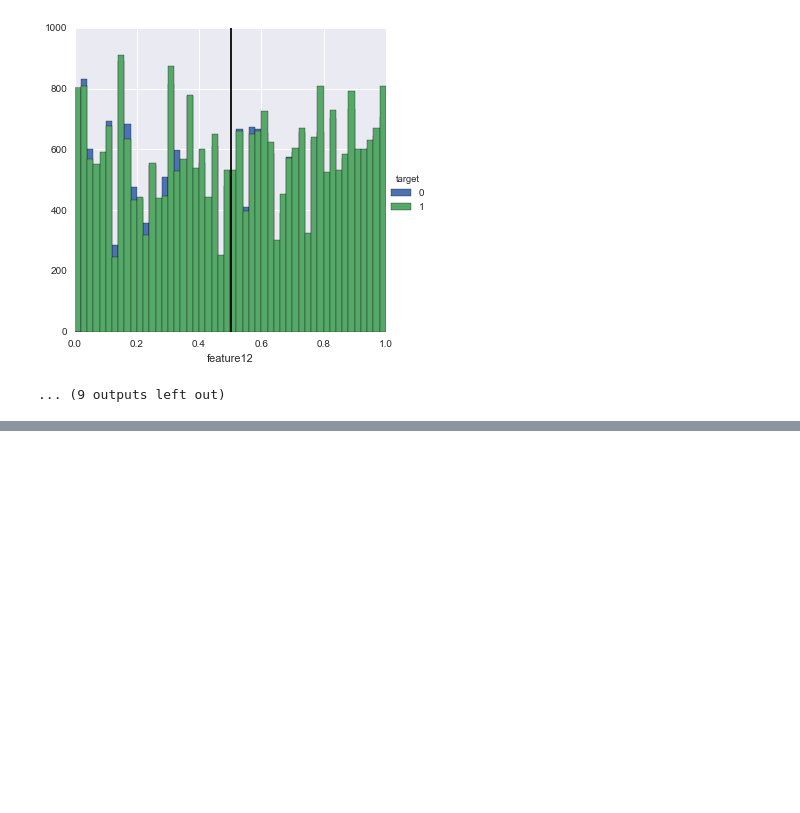
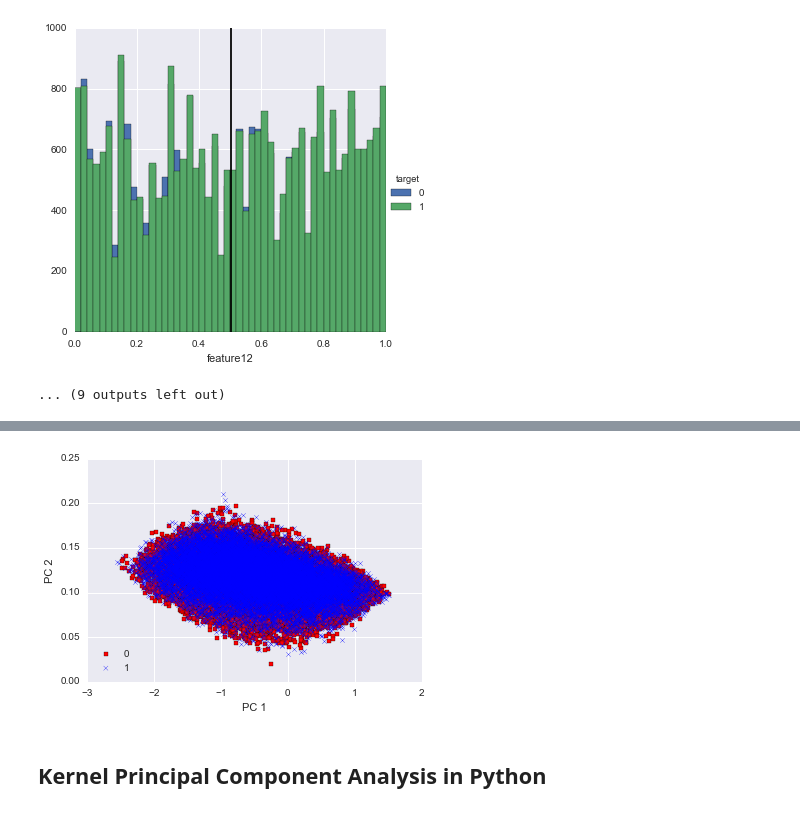
Before and after one commit to numb3r33/numer.ai, a Jupyter notebook: notebooks/Numer.ai - Round-4 - Exploratory Data Analysis.ipynb, the cells around one changed output, grey strips where cells are left out. Saved outputs shown, nothing was run; the diff lists cells and outputs as text; code cells hidden in the pictures; blank space fills up the shorter version.

Commit message:
Kernal PCA and exploratory data analysis

```diff
--- a/notebooks/Numer.ai - Round-4 - Exploratory Data Analysis.ipynb
+++ b/notebooks/Numer.ai - Round-4 - Exploratory Data Analysis.ipynb
@@ -84,0 +191,19 @@ for f in features:
+# %%
+X_train_pca = X_train.dot(w)
+# %%
+colors = ['r', 'b']
+markers = ['s', 'x']
+
+for l, c, m in zip(np.unique(y_train), colors, markers):
+    plt.scatter(X_train_pca.loc[y_train==l, 0],
+                X_train_pca.loc[y_train==l, 1],
+                c=c, label=l, marker=m)
+
+plt.xlabel('PC 1')
+plt.ylabel('PC 2')
+plt.legend(loc='lower left')
+plt.show()
+# %% [output]
+[figure, added]
+# %% [markdown]
+## Kernel Principal Component Analysis in Python
```
Also changed, not shown: parts of 20 cells of this notebook, 1 other file.
